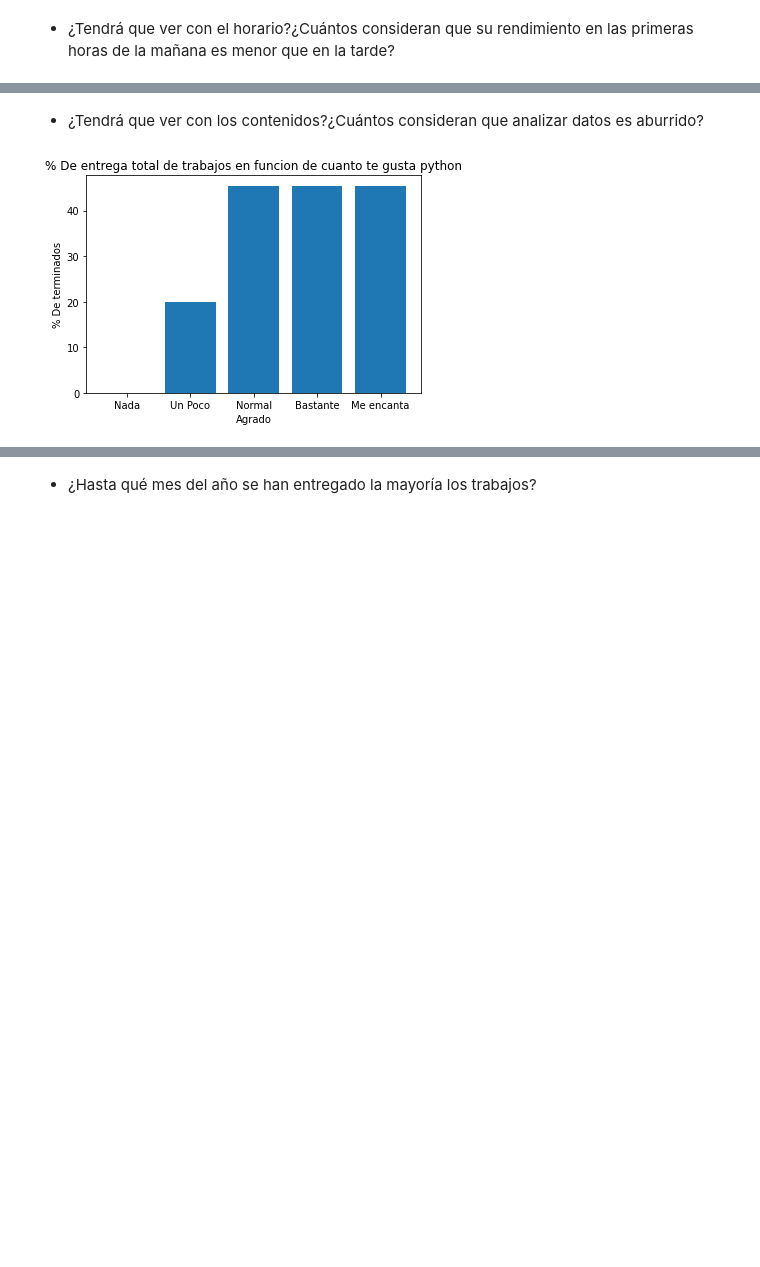
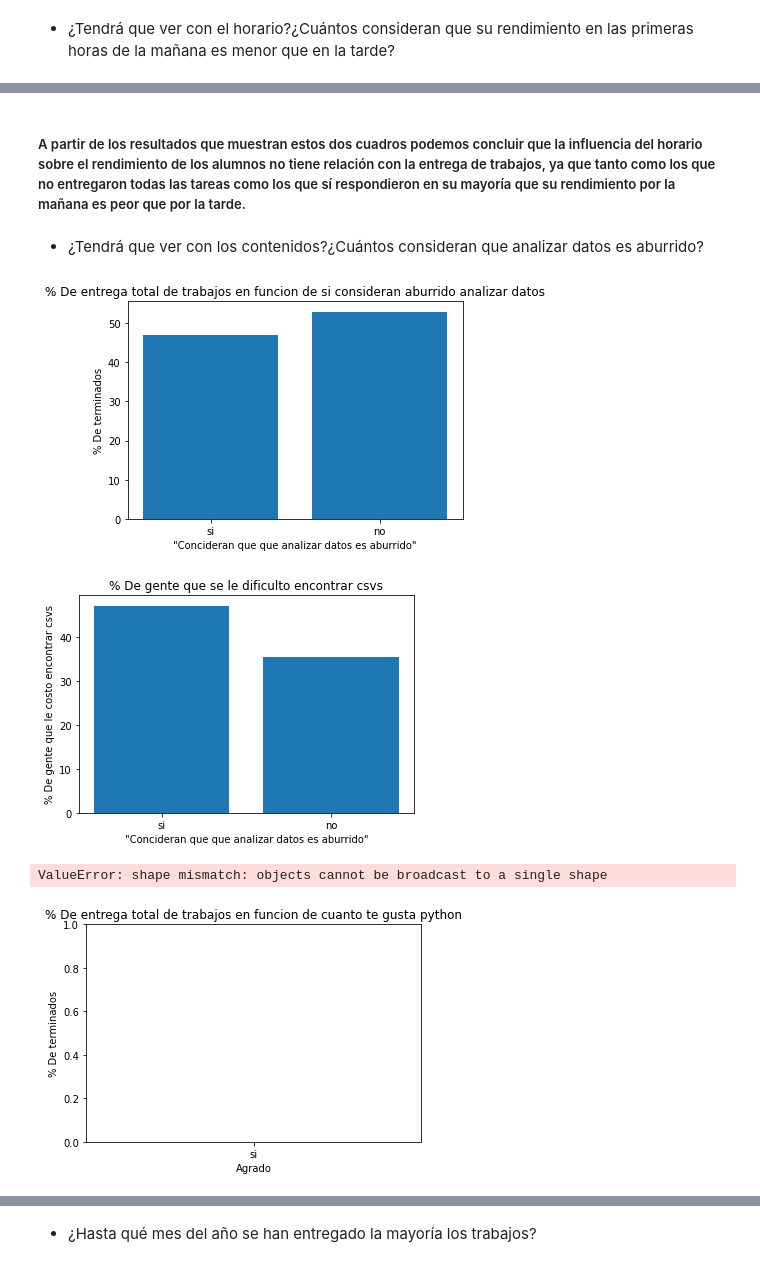
Before and after one commit to sofiaPalavecino/Sofia-Palavecino, a Jupyter notebook: 1011/notebooks/1011.ipynb, the cells around one changed output, grey strips where cells are left out. Saved outputs shown, nothing was run; the diff lists cells and outputs as text; code cells hidden in the pictures; blank space fills up the shorter version.

```diff
--- a/1011/notebooks/1011.ipynb
+++ b/1011/notebooks/1011.ipynb
@@ -92,41 +95,65 @@ plt.show()
+# %% [markdown]
+##### A partir de los resultados que muestran estos dos cuadros podemos concluir que la influencia del horario sobre el rendimiento de los alumnos no tiene relación con la entrega de trabajos, ya que tanto como los que no entregaron todas las tareas como los que sí respondieron en su mayoría que su rendimiento por la mañana es peor que por la tarde.
 # %% [markdown]
 - ¿Tendrá que ver con los contenidos?¿Cuántos consideran que analizar datos es aburrido?
 # %%
 data = pd.read_csv("Analisis-taller-de-soporte-informático-_respuestas_.csv",sep=",",engine="python")
 data.columns = [column.replace(" ", "_") for column in data.columns]
 data.columns = [column.replace("?", "_") for column in data.columns]
 data.columns = [column.replace("�", "_") for column in data.columns]
 data.columns = [column.replace("¿", "_") for column in data.columns]
 
+data['_Considerás_que_analizar_datos_es_aburrido_'].replace(
+    to_replace=['Sí', 'S�'],
+    value='si',
+    inplace=True
+)
 data['_Pudo_entregar_todos_los_trabajos_de_la_materia_'].replace(
     to_replace=['Sí', 'S�'],
     value='si',
     inplace=True
 )
 
+
 Resultados = []
-Opciones = ["Nada", "Un Poco", "Normal", "Bastante", "Me encanta"]
+Resultados2 = []
+Opciones = ["si", "no"]
+Opciones2 = ["si", "no"]
+dfPython_Considerás_que_analizar_datos_es_aburrido_ = data.query('_Considerás_que_analizar_datos_es_aburrido_ == "No"')
+Resultados.append((len(dfPython_Considerás_que_analizar_datos_es_aburrido_.query('_Pudo_entregar_todos_los_trabajos_de_la_materia_== "si"')) * 100) /  len(dfPython_Considerás_que_analizar_datos_es_aburrido_))
+Resultados.append((len(dfPython_Considerás_que_analizar_datos_es_aburrido_.query('_Pudo_entregar_todos_los_trabajos_de_la_materia_== "No"')) * 100) /  len(dfPython_Considerás_que_analizar_datos_es_aburrido_))
 
-dfPythonNada = data.query('_Cuánto_te_gusta_Python_como_lenguaje_de_programación_ == "Nada"')
-Resultados.append((len(dfPythonNada.query('_Pudo_entregar_todos_los_trabajos_de_la_materia_== "si"')) * 100) /  len(dfPythonNada))
 
-dfPythonUnPoco = data.query('_Cuánto_te_gusta_Python_como_lenguaje_de_programación_ == "Un poco"')
-Resultados.append((len(dfPythonUnPoco.query('_Pudo_entregar_todos_los_trabajos_de_la_materia_== "si"')) * 100) /  len(dfPythonUnPoco))
+plt.title('% De entrega total de trabajos en funcion de si consideran aburrido analizar datos')
+plt.xlabel('"Concideran que que analizar datos es aburrido"')
+plt.ylabel('% De terminados')
+plt.bar(Opciones,Resultados)
+plt.show()
 
-dfPythonNormal = data.query('_Cuánto_te_gusta_Python_como_lenguaje_de_programación_ == "Normal"')
-Resultados.append((len(dfPythonNormal.query('_Pudo_entregar_todos_los_trabajos_de_la_materia_== "si"')) * 100) /  len(dfPythonNormal))
+dfDificilCSV = dfPython_Considerás_que_analizar_datos_es_aburrido_.query('_Pudo_entregar_todos_los_trabajos_de_la_materia_== "no"')
+dfNODificilCSV = dfPython_Considerás_que_analizar_datos_es_aburrido_.query('_Pudo_entregar_todos_los_trabajos_de_la_materia_== "si"')
 
+Resultados2.append((len(dfPython_Considerás_que_analizar_datos_es_aburrido_.query('_Se_te_dificultó_la_búsqueda_de_datasets__ == "Sí"')) * 100) /  len(dfPython_Considerás_que_analizar_datos_es_aburrido_))
+Resultados2.append((len(dfNODificilCSV.query('_Se_te_dificultó_la_búsqueda_de_datasets__ == "Sí"')) * 100) /  len(dfPython_Considerás_que_analizar_datos_es_aburrido_))
+plt.title('% De gente que se le dificulto encontrar csvs')
+plt.xlabel('"Concideran que que analizar datos es aburrido"')
+plt.ylabel('% De gente que le costo encontrar csvs')
+plt.bar(Opciones,Resultados2)
+plt.show()
 
 dfPythonBastante = data.query('_Cuánto_te_gusta_Python_como_lenguaje_de_programación_ == "Normal"')
 Resultados.append((len(dfPythonBastante.query('_Pudo_entregar_todos_los_trabajos_de_la_materia_== "si"')) * 100) /  len(dfPythonBastante))
 
 dfPythonEncanta = data.query('_Cuánto_te_gusta_Python_como_lenguaje_de_programación_ == "Normal"')
 Resultados.append((len(dfPythonEncanta.query('_Pudo_entregar_todos_los_trabajos_de_la_materia_== "si"')) * 100) /  len(dfPythonEncanta))
 
 plt.title('% De entrega total de trabajos en funcion de cuanto te gusta python')
 plt.xlabel('Agrado')
 plt.ylabel('% De terminados')
 plt.bar(Opciones,Resultados)
 plt.show()
 # %% [output]
-[figure, old version]
+[figure, new version]
+[figure, added]
+ValueError: shape mismatch: objects cannot be broadcast to a single shape
+[figure, added]
```
Also changed, not shown: parts of 4 cells of this notebook.
